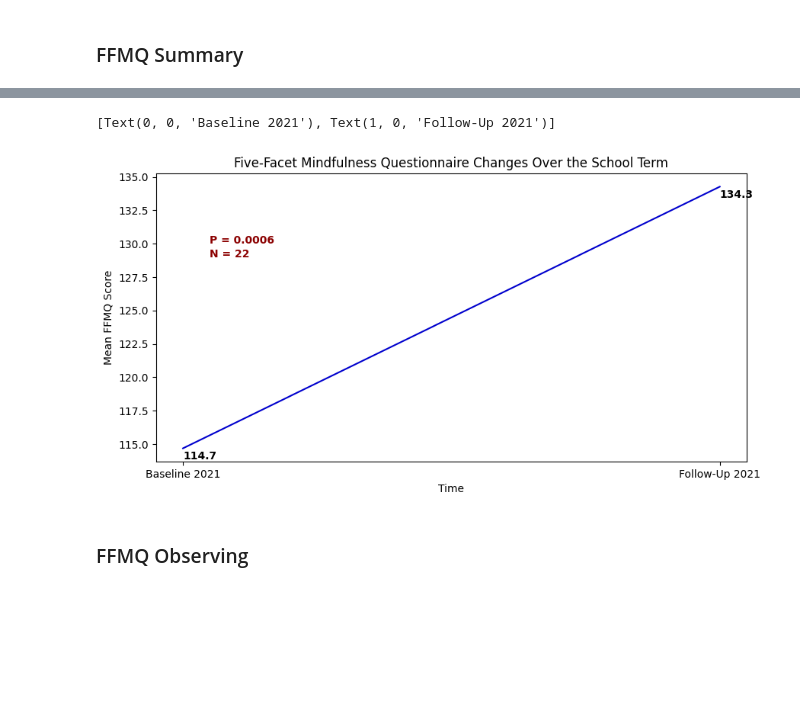
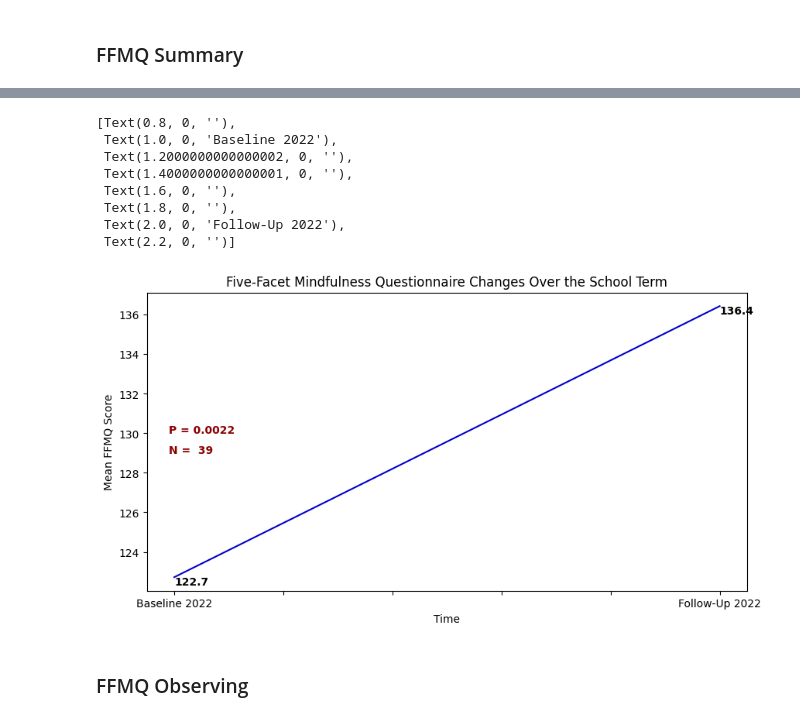
Before and after one commit to youribenadjaoud/PHP1880-stress-survey, a Jupyter notebook: stress_survey.ipynb, the cells around one changed output, grey strips where cells are left out. Cells and saved outputs as stored; diff of their text form; code cells hidden in the pictures; blank space fills up the shorter version.

```diff
--- a/stress_survey.ipynb
+++ b/stress_survey.ipynb
@@ -15,2 +15,2 @@ survey.drop('end.comments', axis=1, inplace=True)
-# %%
-survey.dropna(inplace=True)
+# %%
+survey["email"] = survey["email"].str.lower()
@@ -34,8 +63,8 @@ ffmq_filter = [col for col in survey if col.startswith('FF1')]
 # %% [markdown]
 ### Split Pre/Post Survey and Run Analysis
 # %%
-pre = survey.loc[survey.timepoint == 'pre']
-post = survey.loc[survey.timepoint == 'post']
+pre = survey.loc[survey.Timepoint == "pre"]
+post = survey.loc[survey.Timepoint == "post"]
 # %%
 pre = pre.loc[pre.email.isin(post.email)]
 post = post.loc[post.email.isin(pre.email)]
@@ -105,6 +179,7 @@ max      34.000000
 Name: PSS Total, dtype: float64
 # %%
-#FFMQ T Test
+# FFMQ T Test
 
-stats.ttest_rel(pre['FFMQ Total'], post['FFMQ Total'])
+ffmq_stat = stats.ttest_rel(pre["FFMQ Total"], post["FFMQ Total"])
+ffmq_stat
 # %% [output]
@@ -267,31 +379,52 @@ ffmq_total_grouped
 # %%
 fig, ax = plt.subplots(figsize=(10, 5), dpi=100)
 
 sns.lineplot(
-    data=ffmq_total_grouped,
-    x="timepoint",
-    y="value",
-    ci=None,
-    color='mediumblue'
-    )
-ax.set(xlabel = "Time", ylabel = "Mean FFMQ Score")
-ax.set(title= "Five-Facet Mindfulness Questionnaire Changes Over the School Term")
+    data=ffmq_total_grouped, x="timepoint", y="value", ci=None, color="mediumblue"
+)
+ax.set(xlabel="Time", ylabel="Mean FFMQ Score")
+ax.set(title="Five-Facet Mindfulness Questionnaire Changes Over the School Term")
 
 
-for x, y in zip(ffmq_total_grouped['timepoint'], ffmq_total_grouped['value']):
-    plt.text(x = x, y = y-0.8, s = '{:.1f}'.format(y), color = 'black', weight='semibold') #.set_backgroundcolor('lightblue')
+for x, y in zip(ffmq_total_grouped["timepoint"], ffmq_total_grouped["value"]):
+    plt.text(
+        x=x, y=y - 0.4, s="{:.1f}".format(y), color="black", weight="semibold"
+    )  # .set_backgroundcolor('lightblue')
 
-plt.text(1-0.95, 130, "P = 0.0006", horizontalalignment='left', size='medium', color='darkred', weight='semibold')
-plt.text(1-0.95, 129, "N = 22", horizontalalignment='left', size='medium', color='darkred', weight='semibold')
+plt.text(
+    1 - 0.01,
+    130,
+    "P = %3.4f" % ffmq_stat.pvalue,
+    horizontalalignment="left",
+    size="medium",
+    color="darkred",
+    weight="semibold",
+)
+plt.text(
+    1 - 0.01,
+    129,
+    "N = %3.0f" % len(pre.index),
+    horizontalalignment="left",
+    size="medium",
+    color="darkred",
+    weight="semibold",
+)
 
 labels = [item.get_text() for item in ax.get_xticklabels()]
-labels[0] = 'Baseline 2021'
-labels[1] = 'Follow-Up 2021'
+labels[1] = "Baseline 2022"
+labels[6] = "Follow-Up 2022"
 
 ax.set_xticklabels(labels)
 # %% [output]
-[Text(0, 0, 'Baseline 2021'), Text(1, 0, 'Follow-Up 2021')]
+[Text(0.8, 0, ''),
+ Text(1.0, 0, 'Baseline 2022'),
+ Text(1.2000000000000002, 0, ''),
+ Text(1.4000000000000001, 0, ''),
+ Text(1.6, 0, ''),
+ Text(1.8, 0, ''),
+ Text(2.0, 0, 'Follow-Up 2022'),
+ Text(2.2, 0, '')]
-[figure, old version]
+[figure, new version]
 # %% [markdown]
 ### FFMQ Observing
 # %%
```
Also changed, not shown: parts of 53 cells of this notebook, 5 other files.
